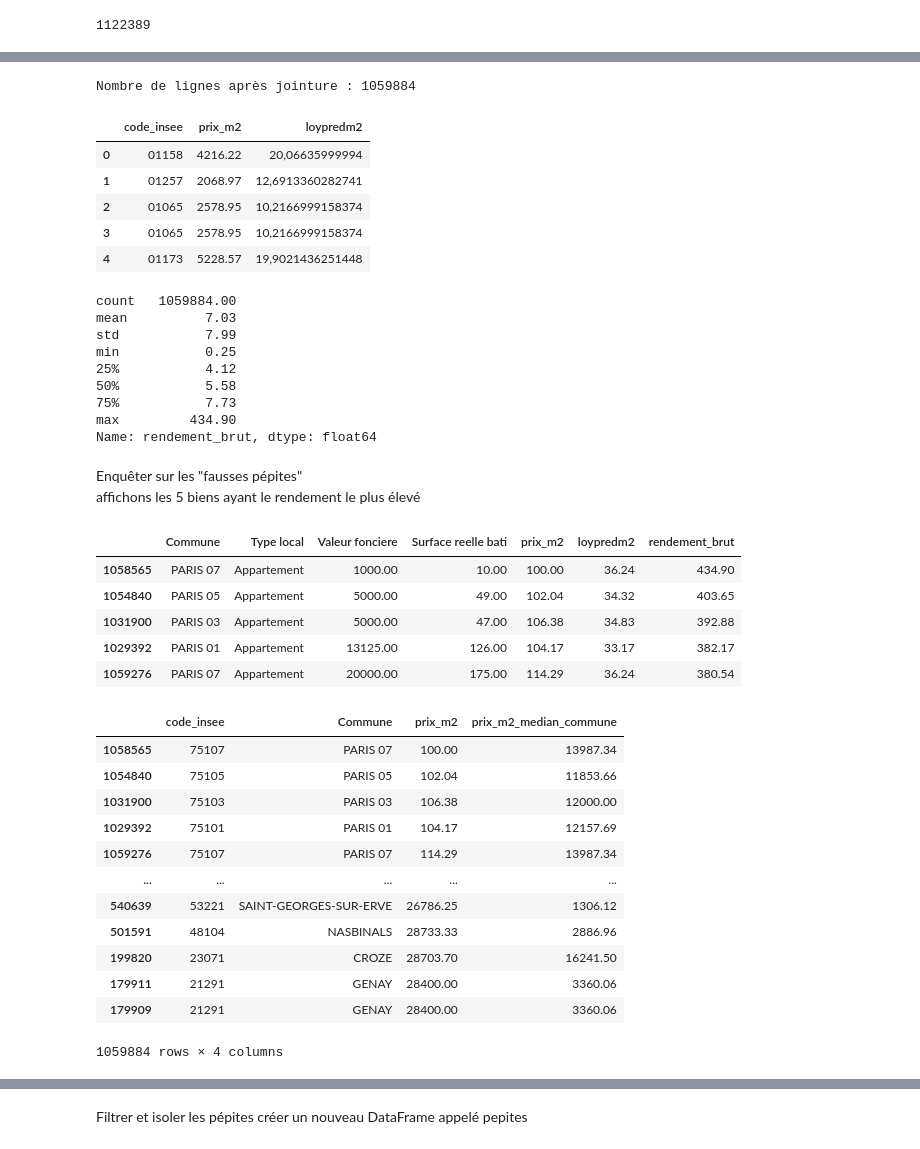
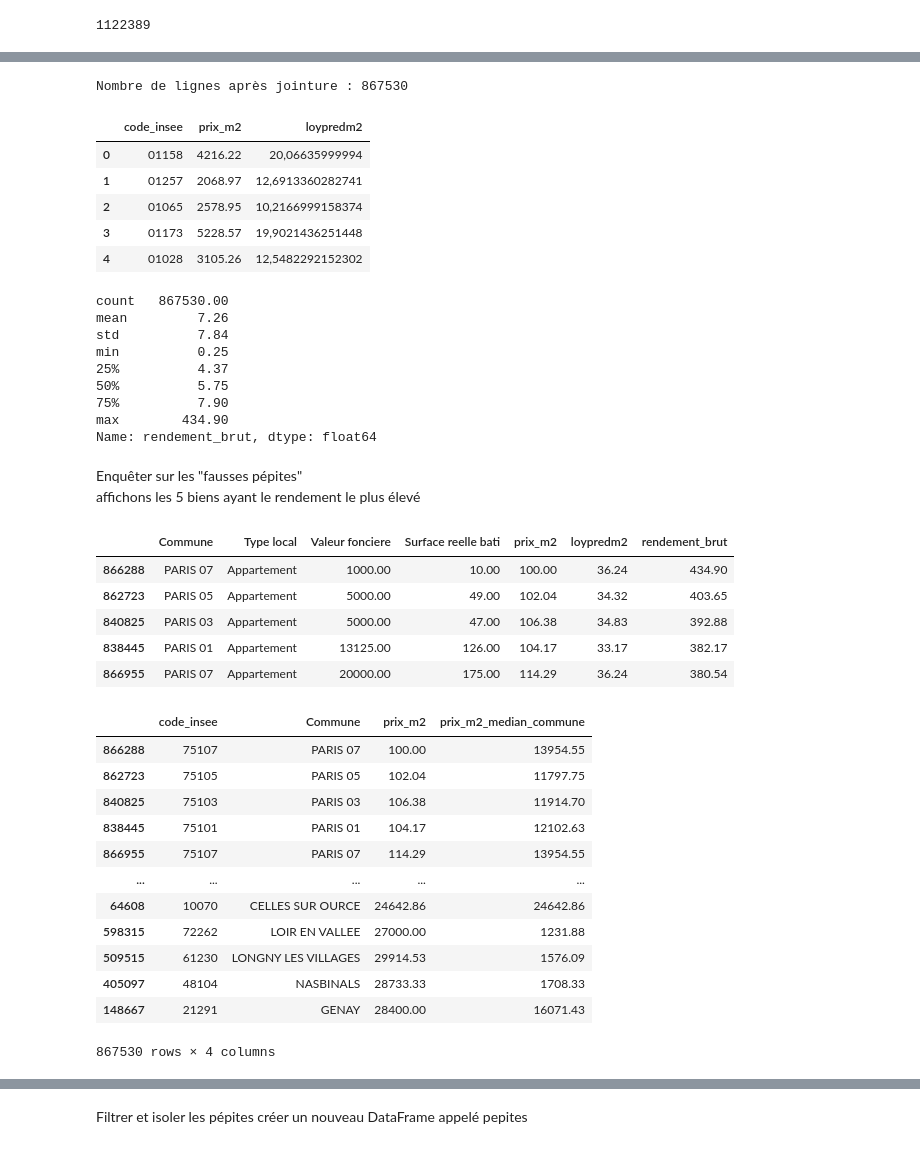
Before and after one commit to anass-thn/immoscout-analytics, a Jupyter notebook: notebooks/01_exploration_dvf.ipynb, the cells around one changed output, grey strips where cells are left out. Drawn from its saved outputs; the diff is of its cells as text; code cells hidden in the pictures.

```diff
--- a/notebooks/01_exploration_dvf.ipynb
+++ b/notebooks/01_exploration_dvf.ipynb
@@ -159,3 +159,9 @@ dvf_clean = dvf_logements[
 print(len(dvf_clean))
 # %% [output]
 1122389
+# %%
+# supprimer les duplicant
+dvf_clean = dvf_clean.drop_duplicates(
+    subset=['Date mutation','Valeur fonciere','Code departement','Code commune','Voie'], keep='first'
+)
+print("Apres dedupliaction:",len(dvf_clean))
@@ -231,13 +234,13 @@ dvf_enrichi = pd.merge(
 print("Nombre de lignes après jointure :", len(dvf_enrichi))
 dvf_enrichi[['code_insee', 'prix_m2', 'loypredm2']].head()
 # %% [output]
-Nombre de lignes après jointure : 1059884
+Nombre de lignes après jointure : 867530
 |  | code_insee | prix_m2 | loypredm2 |
 | 0 | 01158 | 4216.22 | 20,06635999994 |
 | 1 | 01257 | 2068.97 | 12,6913360282741 |
 | 2 | 01065 | 2578.95 | 10,2166999158374 |
-| 3 | 01065 | 2578.95 | 10,2166999158374 |
-| 4 | 01173 | 5228.57 | 19,9021436251448 |
+| 3 | 01173 | 5228.57 | 19,9021436251448 |
+| 4 | 01028 | 3105.26 | 12,5482292152302 |
 # %%
 # Convertir loypredm2 en vrai nombre (float)
 dvf_enrichi['loypredm2'] = dvf_enrichi['loypredm2'].astype(str).str.replace(',','.',regex=False)
@@ -247,14 +250,14 @@ dvf_enrichi['loypredm2'] = pd.to_numeric(dvf_enrichi['loypredm2'], errors='coerc
 dvf_enrichi['rendement_brut'] = (dvf_enrichi['loypredm2'] * 12 / dvf_enrichi['prix_m2'])*100
 print(dvf_enrichi['rendement_brut'].describe())
 # %% [output]
-count   1059884.00
-mean          7.03
-std           7.99
-min           0.25
-25%           4.12
-50%           5.58
-75%           7.73
-max         434.90
+count   867530.00
+mean         7.26
+std          7.84
+min          0.25
+25%          4.37
+50%          5.75
+75%          7.90
+max        434.90
 Name: rendement_brut, dtype: float64
 # %% [markdown]
 Enquêter sur les "fausses pépites"
@@ -264,26 +267,26 @@ dvf_enrichi = dvf_enrichi.sort_values(by='rendement_brut',ascending=False)
 dvf_enrichi[['Commune', 'Type local', 'Valeur fonciere', 'Surface reelle bati', 'prix_m2', 'loypredm2', 'rendement_brut']].head(5)
 # %% [output]
 |  | Commune | Type local | Valeur fonciere | Surface reelle bati | prix_m2 | loypredm2 | rendement_brut |
-| 1058565 | PARIS 07 | Appartement | 1000.00 | 10.00 | 100.00 | 36.24 | 434.90 |
-| 1054840 | PARIS 05 | Appartement | 5000.00 | 49.00 | 102.04 | 34.32 | 403.65 |
-| 1031900 | PARIS 03 | Appartement | 5000.00 | 47.00 | 106.38 | 34.83 | 392.88 |
-| 1029392 | PARIS 01 | Appartement | 13125.00 | 126.00 | 104.17 | 33.17 | 382.17 |
-| 1059276 | PARIS 07 | Appartement | 20000.00 | 175.00 | 114.29 | 36.24 | 380.54 |
+| 866288 | PARIS 07 | Appartement | 1000.00 | 10.00 | 100.00 | 36.24 | 434.90 |
+| 862723 | PARIS 05 | Appartement | 5000.00 | 49.00 | 102.04 | 34.32 | 403.65 |
+| 840825 | PARIS 03 | Appartement | 5000.00 | 47.00 | 106.38 | 34.83 | 392.88 |
+| 838445 | PARIS 01 | Appartement | 13125.00 | 126.00 | 104.17 | 33.17 | 382.17 |
+| 866955 | PARIS 07 | Appartement | 20000.00 | 175.00 | 114.29 | 36.24 | 380.54 |
 # %%
 # calcul d'une médiane par groupe :
-dvf_enrichi['prix_m2_median_commune'] = dvf_enrichi.groupby('code_insee')['prix_m2'].transform('median')
+dvf_enrichi['prix_m2_median_commune'] = dvf_enrichi.groupby(['code_insee', 'Type local'])['prix_m2'].transform('median')
 dvf_enrichi[['code_insee','Commune','prix_m2','prix_m2_median_commune']]
 # %% [output]
 |  | code_insee | Commune | prix_m2 | prix_m2_median_commune |
-| 1058565 | 75107 | PARIS 07 | 100.00 | 13987.34 |
-| 1054840 | 75105 | PARIS 05 | 102.04 | 11853.66 |
-| 1031900 | 75103 | PARIS 03 | 106.38 | 12000.00 |
-| 1029392 | 75101 | PARIS 01 | 104.17 | 12157.69 |
-| 1059276 | 75107 | PARIS 07 | 114.29 | 13987.34 |
+| 866288 | 75107 | PARIS 07 | 100.00 | 13954.55 |
+| 862723 | 75105 | PARIS 05 | 102.04 | 11797.75 |
+| 840825 | 75103 | PARIS 03 | 106.38 | 11914.70 |
+| 838445 | 75101 | PARIS 01 | 104.17 | 12102.63 |
+| 866955 | 75107 | PARIS 07 | 114.29 | 13954.55 |
 | ... | ... | ... | ... | ... |
-| 540639 | 53221 | SAINT-GEORGES-SUR-ERVE | 26786.25 | 1306.12 |
-| 501591 | 48104 | NASBINALS | 28733.33 | 2886.96 |
-| 199820 | 23071 | CROZE | 28703.70 | 16241.50 |
-| 179911 | 21291 | GENAY | 28400.00 | 3360.06 |
-| 179909 | 21291 | GENAY | 28400.00 | 3360.06 |
+| 64608 | 10070 | CELLES SUR OURCE | 24642.86 | 24642.86 |
+| 598315 | 72262 | LOIR EN VALLEE | 27000.00 | 1231.88 |
+| 509515 | 61230 | LONGNY LES VILLAGES | 29914.53 | 1576.09 |
+| 405097 | 48104 | NASBINALS | 28733.33 | 1708.33 |
+| 148667 | 21291 | GENAY | 28400.00 | 16071.43 |
-1059884 rows × 4 columns
+867530 rows × 4 columns
```
Also changed, not shown: parts of 14 cells of this notebook.
